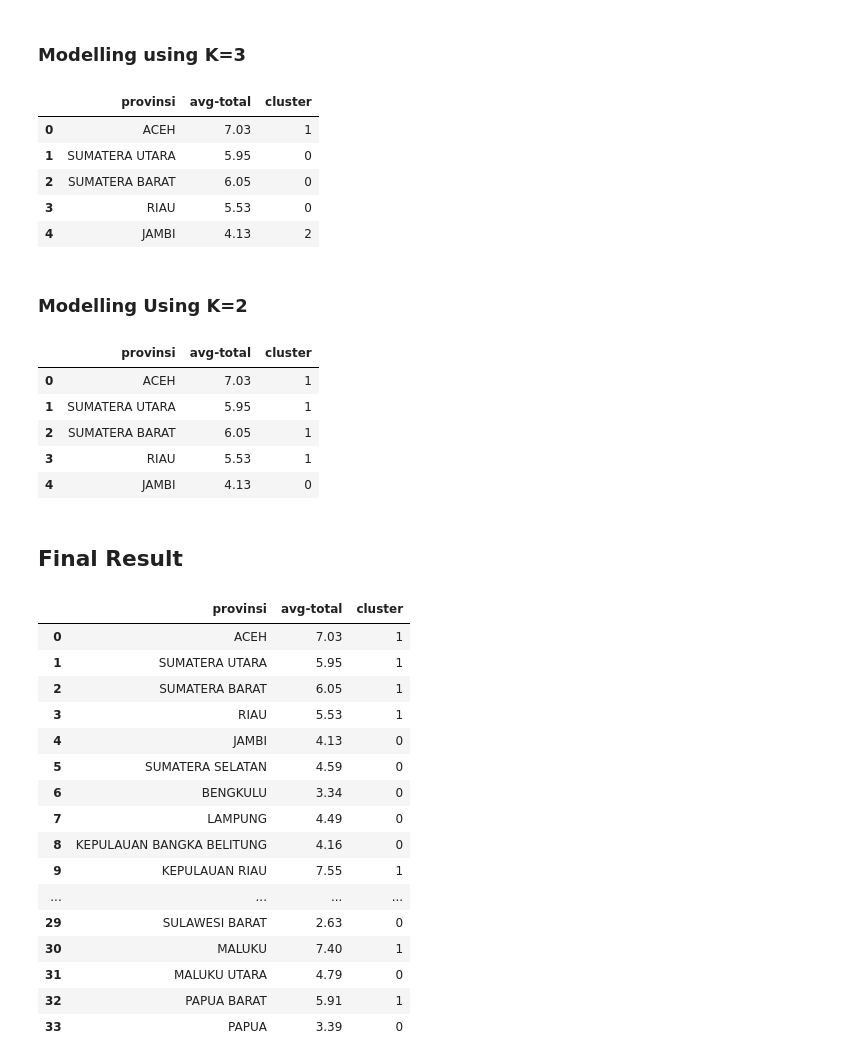
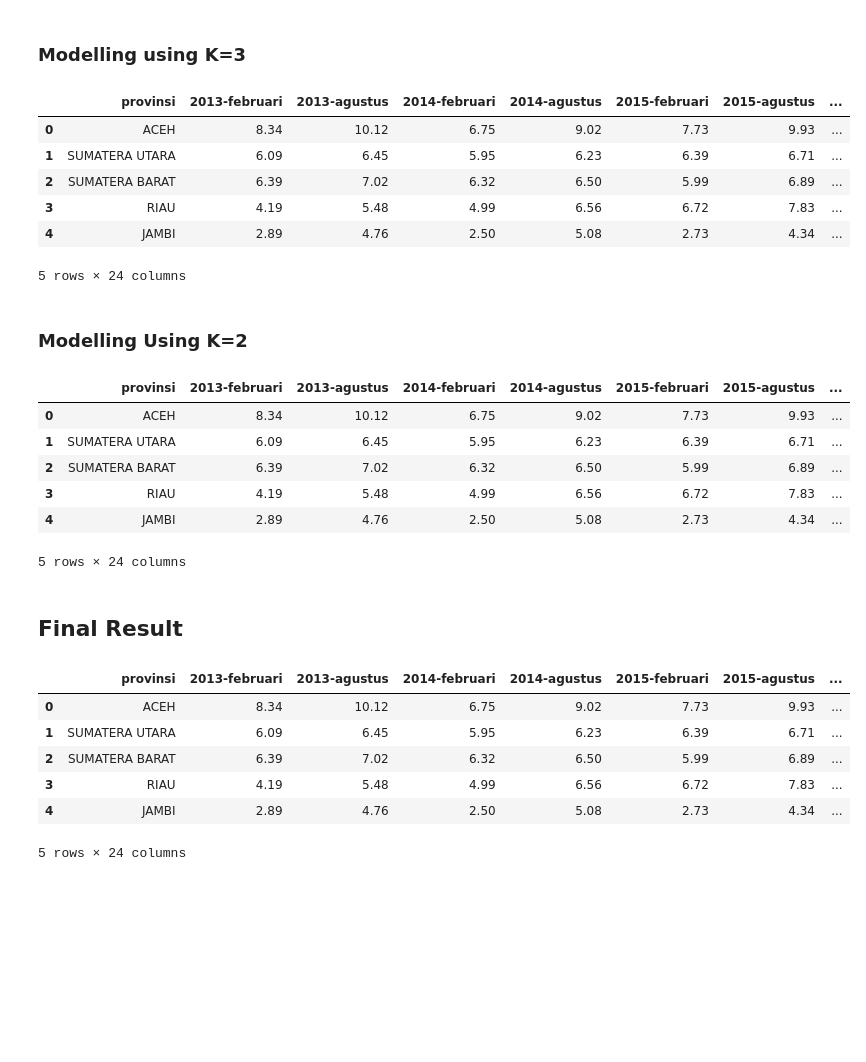
Before and after one commit to Padinn21/unemployment-rate-clustering, a Jupyter notebook: skripsi_TPT.ipynb, the cells around one changed output. Cells and saved outputs as stored; diff of their text form; code cells hidden in the pictures; blank space fills up the shorter version.

```diff
--- a/skripsi_TPT.ipynb
+++ b/skripsi_TPT.ipynb
@@ -557,2 +610,0 @@ df['avg-total'] = cols_avg.mean(axis=1).round(2)
-# %%
-df.drop(columns= cols_avg, axis=1, inplace=True)
@@ -604,7 +648,7 @@ df.sort_values(by='avg-total', ascending=False)
 # %%
 #scaler = MinMaxScaler()
 #clus_col = scaler.fit_transform(df[['avg-total']])
-clus_col = df[['avg-total']]
+clus_col = df.drop(columns= df[['provinsi']])
 
 k = range(1,11)
 wcss = {}
@@ -672,15 +716,18 @@ k = 10 | Silhouette-Score = 0.6204749921800154
 # %% [markdown]
 ### Modelling using K=3
 # %%
-kmeans = KMeans(n_clusters=3, random_state=42)
-kmeans.fit(clus_col)
-df['cluster'] = kmeans.predict(clus_col)
+km3_drop = df.drop(columns=df[['provinsi']], axis=1)
+
+kmeans_3 = KMeans(n_clusters=3, random_state=42)
+kmeans_3.fit(clus_col)
+df['cluster'] = kmeans_3.predict(clus_col)
 df.head()
 # %% [output]
-|  | provinsi | avg-total | cluster |
-| 0 | ACEH | 7.03 | 1 |
-| 1 | SUMATERA UTARA | 5.95 | 0 |
-| 2 | SUMATERA BARAT | 6.05 | 0 |
-| 3 | RIAU | 5.53 | 0 |
-| 4 | JAMBI | 4.13 | 2 |
+|  | provinsi | 2013-februari | 2013-agustus | 2014-februari | 2014-agustus | 2015-februari | 2015-agustus | ... |
+| 0 | ACEH | 8.34 | 10.12 | 6.75 | 9.02 | 7.73 | 9.93 | ... |
+| 1 | SUMATERA UTARA | 6.09 | 6.45 | 5.95 | 6.23 | 6.39 | 6.71 | ... |
+| 2 | SUMATERA BARAT | 6.39 | 7.02 | 6.32 | 6.50 | 5.99 | 6.89 | ... |
+| 3 | RIAU | 4.19 | 5.48 | 4.99 | 6.56 | 6.72 | 7.83 | ... |
+| 4 | JAMBI | 2.89 | 4.76 | 2.50 | 5.08 | 2.73 | 4.34 | ... |
+5 rows × 24 columns
 # %%
@@ -696,15 +754,18 @@ fig.show()
 # %% [markdown]
 ### Modelling Using K=2
 # %%
-kmeans = KMeans(n_clusters=2, init='random', random_state=42)
-kmeans.fit(clus_col)
-df['cluster'] = kmeans.predict(clus_col)
+km2_drop = df.drop(columns=df[['provinsi', 'cluster']], axis=1)
+
+kmeans_2 = KMeans(n_clusters=2, init='random', random_state=42)
+kmeans_2.fit(clus_col)
+df['cluster'] = kmeans_2.predict(km2_drop)
 df.head()
 # %% [output]
-|  | provinsi | avg-total | cluster |
-| 0 | ACEH | 7.03 | 1 |
-| 1 | SUMATERA UTARA | 5.95 | 1 |
-| 2 | SUMATERA BARAT | 6.05 | 1 |
-| 3 | RIAU | 5.53 | 1 |
-| 4 | JAMBI | 4.13 | 0 |
+|  | provinsi | 2013-februari | 2013-agustus | 2014-februari | 2014-agustus | 2015-februari | 2015-agustus | ... |
+| 0 | ACEH | 8.34 | 10.12 | 6.75 | 9.02 | 7.73 | 9.93 | ... |
+| 1 | SUMATERA UTARA | 6.09 | 6.45 | 5.95 | 6.23 | 6.39 | 6.71 | ... |
+| 2 | SUMATERA BARAT | 6.39 | 7.02 | 6.32 | 6.50 | 5.99 | 6.89 | ... |
+| 3 | RIAU | 4.19 | 5.48 | 4.99 | 6.56 | 6.72 | 7.83 | ... |
+| 4 | JAMBI | 2.89 | 4.76 | 2.50 | 5.08 | 2.73 | 4.34 | ... |
+5 rows × 24 columns
 # %%
@@ -721,29 +792,20 @@ fig.show()
 # %% [markdown]
 ## Final Result
 # %%
-clus_col = df[['avg-total']]
+clus_col = df.drop(columns=df[['provinsi', 'cluster']], axis=1)
+
 kmeans = KMeans(n_clusters=2, init='random', random_state=42)
 kmeans.fit(clus_col)
 df['cluster'] = kmeans.predict(clus_col)
-df.head(40)
+df.head()
 # %% [output]
-|  | provinsi | avg-total | cluster |
-| 0 | ACEH | 7.03 | 1 |
-| 1 | SUMATERA UTARA | 5.95 | 1 |
-| 2 | SUMATERA BARAT | 6.05 | 1 |
-| 3 | RIAU | 5.53 | 1 |
-| 4 | JAMBI | 4.13 | 0 |
-| 5 | SUMATERA SELATAN | 4.59 | 0 |
-| 6 | BENGKULU | 3.34 | 0 |
-| 7 | LAMPUNG | 4.49 | 0 |
-| 8 | KEPULAUAN BANGKA BELITUNG | 4.16 | 0 |
-| 9 | KEPULAUAN RIAU | 7.55 | 1 |
-| ... | ... | ... | ... |
-| 29 | SULAWESI BARAT | 2.63 | 0 |
-| 30 | MALUKU | 7.40 | 1 |
-| 31 | MALUKU UTARA | 4.79 | 0 |
-| 32 | PAPUA BARAT | 5.91 | 1 |
-| 33 | PAPUA | 3.39 | 0 |
+|  | provinsi | 2013-februari | 2013-agustus | 2014-februari | 2014-agustus | 2015-februari | 2015-agustus | ... |
+| 0 | ACEH | 8.34 | 10.12 | 6.75 | 9.02 | 7.73 | 9.93 | ... |
+| 1 | SUMATERA UTARA | 6.09 | 6.45 | 5.95 | 6.23 | 6.39 | 6.71 | ... |
+| 2 | SUMATERA BARAT | 6.39 | 7.02 | 6.32 | 6.50 | 5.99 | 6.89 | ... |
+| 3 | RIAU | 4.19 | 5.48 | 4.99 | 6.56 | 6.72 | 7.83 | ... |
+| 4 | JAMBI | 2.89 | 4.76 | 2.50 | 5.08 | 2.73 | 4.34 | ... |
+5 rows × 24 columns
 # %%
 dbi_score = davies_bouldin_score(clus_col, labels=kmeans.labels_)
 print(dbi_score)
```
Also changed, not shown: parts of 90 cells of this notebook, 2 other files.
